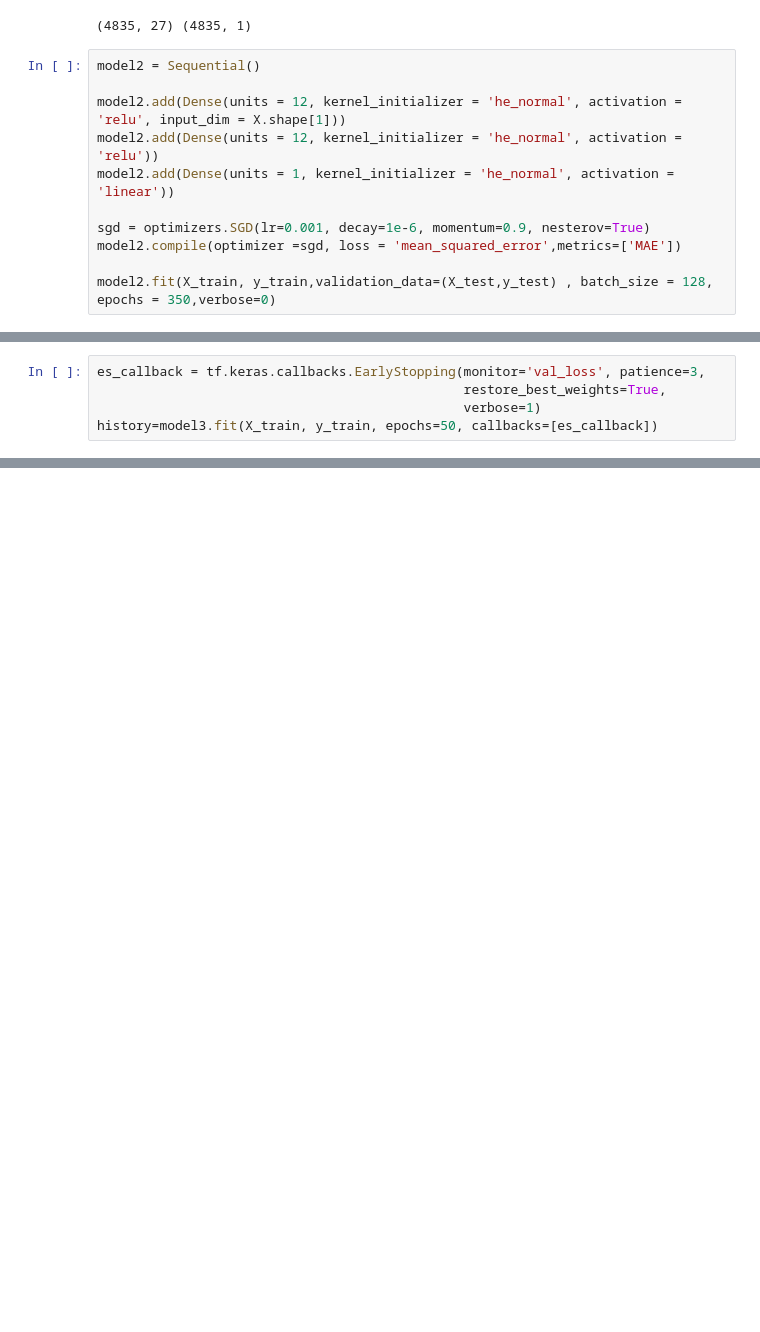
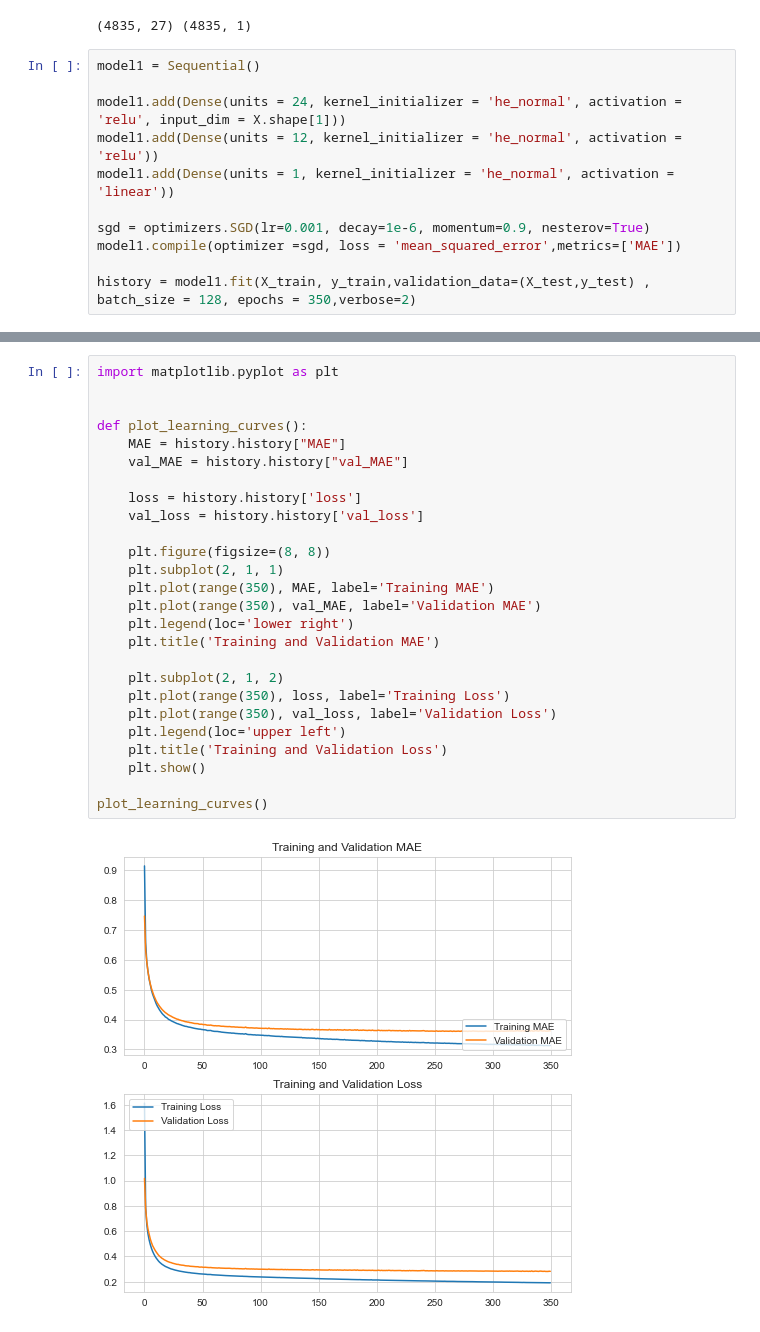
Before and after one commit to mustafaktaas/Python_DeepLearning, a Jupyter notebook: CarPricePredictionANN.ipynb, the cells around one changed output, grey strips where cells are left out. Saved outputs shown, nothing was run; the diff lists cells and outputs as text; blank space fills up the shorter version.

```diff
--- a/CarPricePredictionANN.ipynb
+++ b/CarPricePredictionANN.ipynb
@@ -315,14 +317,14 @@ print(X.shape,y.shape)
 # %% [output]
 (4835, 27) (4835, 1)
 # %%
-model2 = Sequential()
+model1 = Sequential()
 
-model2.add(Dense(units = 12, kernel_initializer = 'he_normal', activation = 'relu', input_dim = X.shape[1]))
-model2.add(Dense(units = 12, kernel_initializer = 'he_normal', activation = 'relu'))
-model2.add(Dense(units = 1, kernel_initializer = 'he_normal', activation = 'linear'))
+model1.add(Dense(units = 24, kernel_initializer = 'he_normal', activation = 'relu', input_dim = X.shape[1]))
+model1.add(Dense(units = 12, kernel_initializer = 'he_normal', activation = 'relu'))
+model1.add(Dense(units = 1, kernel_initializer = 'he_normal', activation = 'linear'))
 
 sgd = optimizers.SGD(lr=0.001, decay=1e-6, momentum=0.9, nesterov=True)
-model2.compile(optimizer =sgd, loss = 'mean_squared_error',metrics=['MAE'])
+model1.compile(optimizer =sgd, loss = 'mean_squared_error',metrics=['MAE'])
 
-model2.fit(X_train, y_train,validation_data=(X_test,y_test) , batch_size = 128, epochs = 350,verbose=0)
+history = model1.fit(X_train, y_train,validation_data=(X_test,y_test) , batch_size = 128, epochs = 350,verbose=2)
 # %% [output]
@@ -394,5 +373,0 @@ _________________________________________________________________
-# %%
-es_callback = tf.keras.callbacks.EarlyStopping(monitor='val_loss', patience=3,
-                                               restore_best_weights=True,
-                                               verbose=1)
-history=model3.fit(X_train, y_train, epochs=50, callbacks=[es_callback])
@@ -427 +394,29 @@ R-squared=0.6903465535216866
+# %%
+import matplotlib.pyplot as plt
+
+
+def plot_learning_curves():
+    MAE = history.history["MAE"]
+    val_MAE = history.history["val_MAE"]
+
+    loss = history.history['loss']
+    val_loss = history.history['val_loss']
+
+    plt.figure(figsize=(8, 8))
+    plt.subplot(2, 1, 1)
+    plt.plot(range(350), MAE, label='Training MAE')
+    plt.plot(range(350), val_MAE, label='Validation MAE')
+    plt.legend(loc='lower right')
+    plt.title('Training and Validation MAE')
+
+    plt.subplot(2, 1, 2)
+    plt.plot(range(350), loss, label='Training Loss')
+    plt.plot(range(350), val_loss, label='Validation Loss')
+    plt.legend(loc='upper left')
+    plt.title('Training and Validation Loss')
+    plt.show()
+
+plot_learning_curves()
+# %% [output]
+[figure, added]
 # %% [markdown]
```
Also changed, not shown: parts of 31 cells of this notebook.
